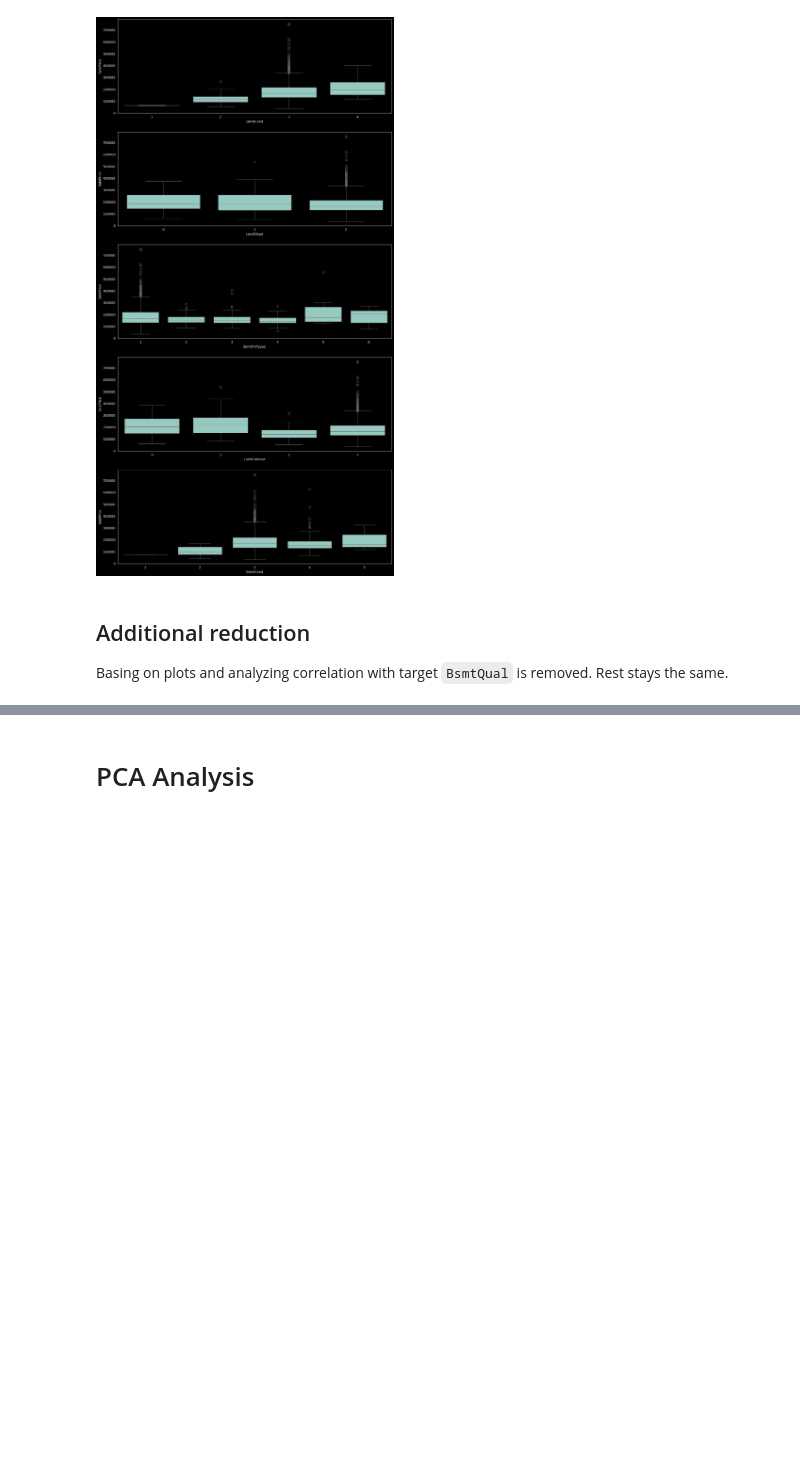
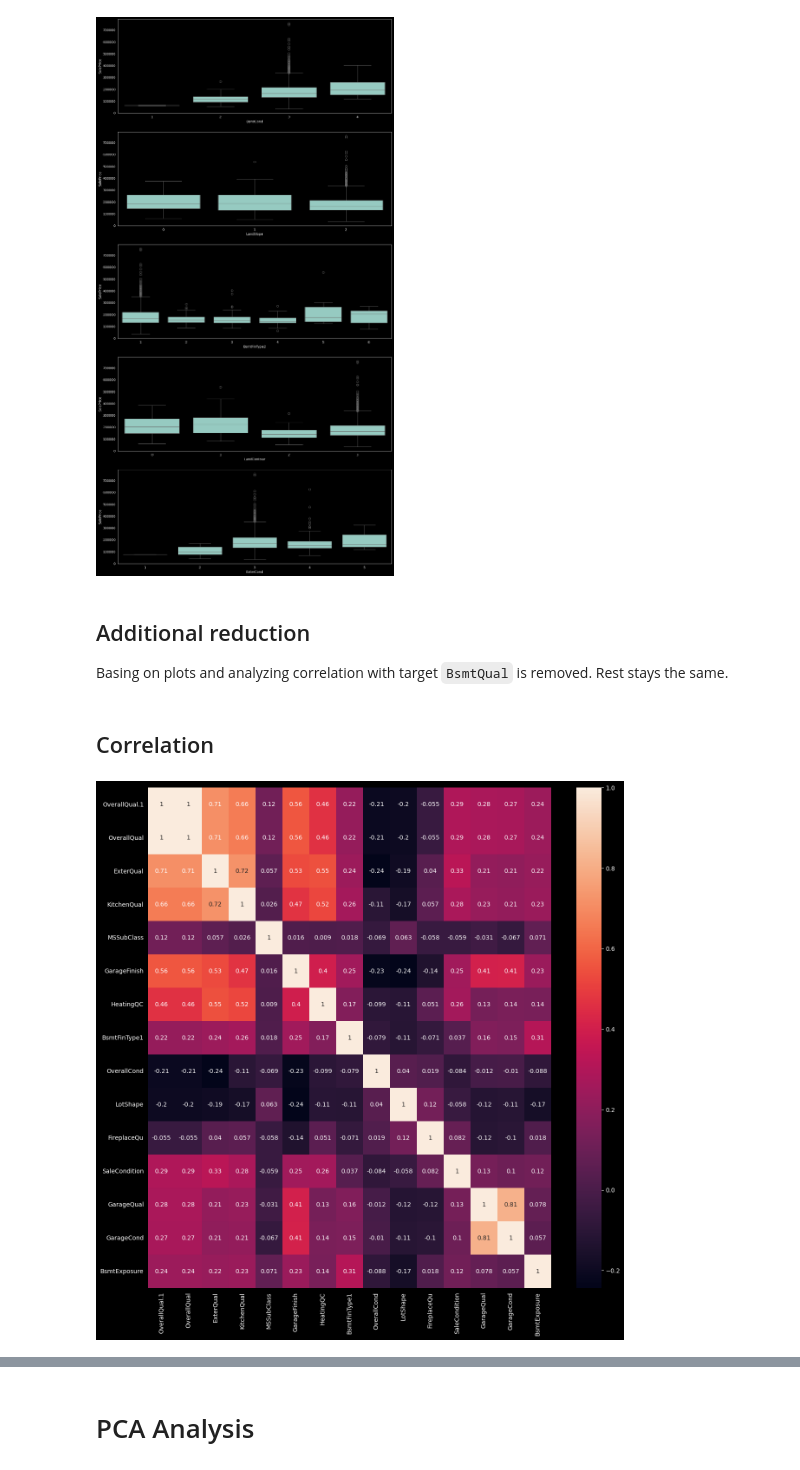
Before and after one commit to xXKeNdAmAmAsTeRXx/House_Prices_project, a Jupyter notebook: 3.2_EDA_ordinal.ipynb, the cells around one changed output, grey strips where cells are left out. Saved outputs shown, nothing was run; the diff lists cells and outputs as text; code cells hidden in the pictures; blank space fills up the shorter version.

Commit message:
analyze corr

```diff
--- a/3.2_EDA_ordinal.ipynb
+++ b/3.2_EDA_ordinal.ipynb
@@ -94,3 +94,13 @@ for idx, col in enumerate(removed_x.columns):
 Basing on plots and analyzing correlation with target `BsmtQual` is removed. Rest stays the same.
 # %%
 new_X = selected_X.drop('BsmtQual', axis=1)
+# %% [markdown]
+##  Correlation
+# %%
+corr_mtx = new_X.corr(method='spearman')
+
+plt.figure(figsize=(15,15))
+sns.heatmap(corr_mtx, annot=True)
+plt.show()
+# %% [output]
+[figure, added]
```
Also changed, not shown: parts of 2 cells of this notebook.
